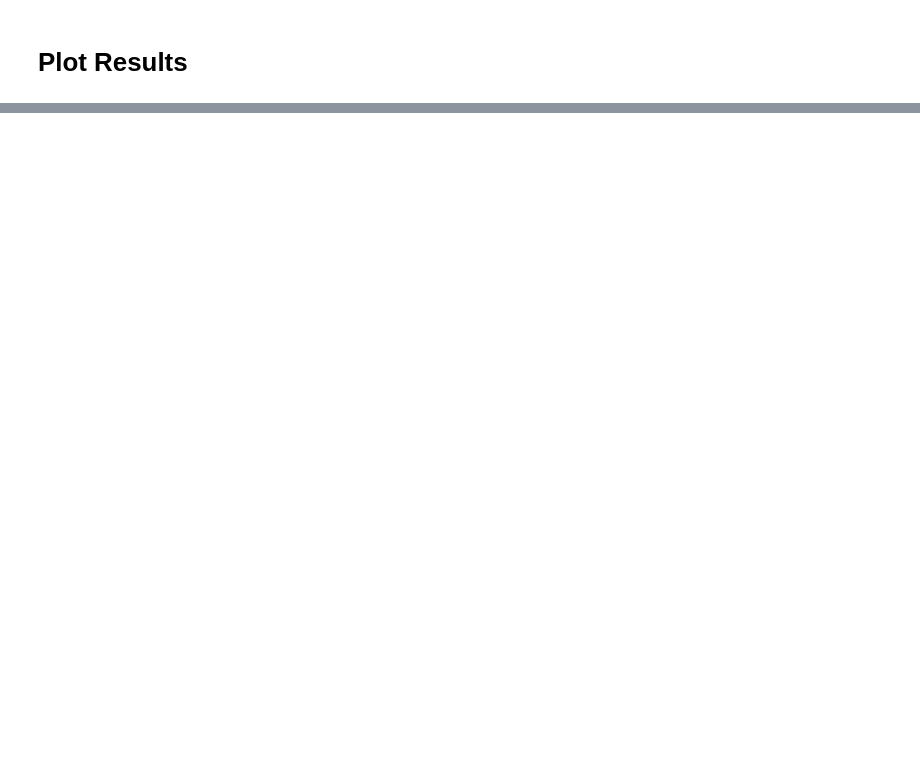
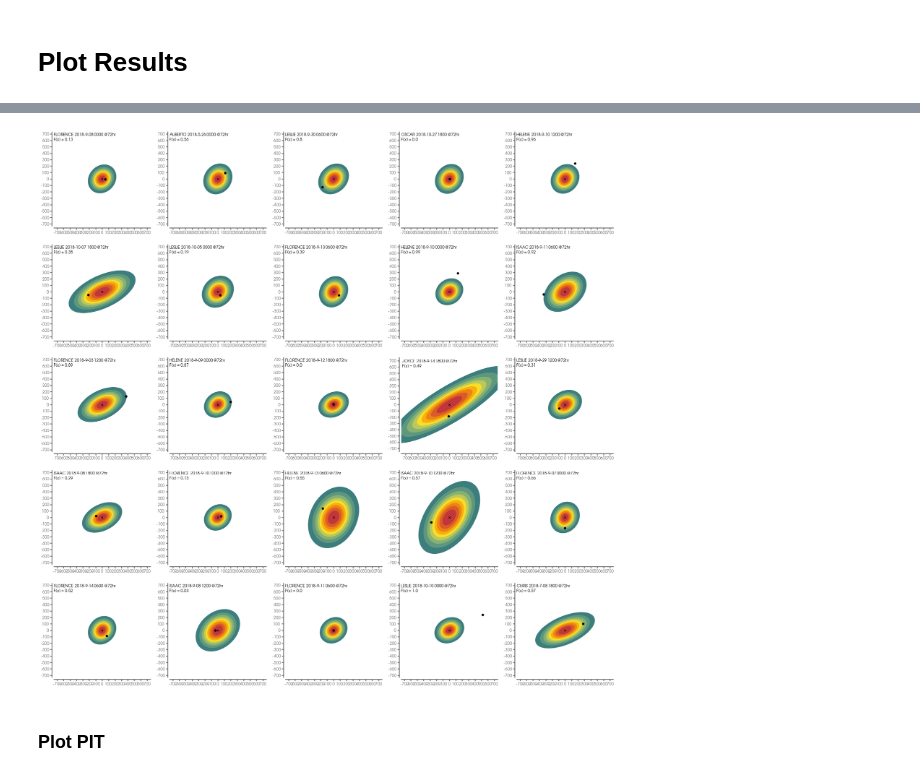
Before and after one commit to mafern/tcane_track, a Jupyter notebook: centered_bivariate_normal/_plot_model_predictions.ipynb, the cells around one changed output, grey strips where cells are left out. Cells and saved outputs as stored; diff of their text form; code cells hidden in the pictures; blank space fills up the shorter version.

```diff
--- a/centered_bivariate_normal/_plot_model_predictions.ipynb
+++ b/centered_bivariate_normal/_plot_model_predictions.ipynb
@@ -38,8 +38,10 @@ tf.config.set_visible_devices([], 'GPU') # turn-off tensorflow-metal if it is on
 
 DATA_PATH = "../data/"
 MODEL_PATH = "saved_models/"
+FIGURE_PATH = "figures/analysis_plots/"
 # %%
 mpl.rcParams["figure.facecolor"] = "white"
+dpiFig = 300
 # mpl.rcParams['figure.dpi'] = 300
 # mpl.rcParams['savefig.dpi'] = 300
 np.warnings.filterwarnings("ignore", category=np.VisibleDeprecationWarning)
@@ -245,3 +252,67 @@ plt.show()
+# %%
+imp.reload(mahalanobis)
+import cmasher as cmr
+COLOR = cmr.take_cmap_colors('cmr.pride', 9, cmap_range=(0.25, 0.75), return_fmt='hex')
+# COLOR = cmr.take_cmap_colors('cmr.ember', 9, cmap_range=(0.2, 0.8), return_fmt='hex')
+
+max_range_dict = {
+    24: 250,
+    72: 750,
+}
+max_range = max_range_dict[settings["leadtime"]]
+
+f, axs = plt.subplots(5, 5, figsize=(25,25),dpi=100)
+axs = axs.flatten()
+mval = 200
+inc = 2
+
+for isample,sample_plot in enumerate(np.random.randint(low=0,high=y_pred_test.shape[0],size=25)):
+    ax = axs[isample]
+    plt.sca(ax)
+
+    details = get_storm_details(df_test,sample_plot)
+    mu_u,mu_v,sigma_u,sigma_v,rho = (y_pred_test[sample_plot,0],
+                                     y_pred_test[sample_plot,1],
+                                     y_pred_test[sample_plot,2],
+                                     y_pred_test[sample_plot,3],
+                                     y_pred_test[sample_plot,4],
+                                    )
+
+
+    mahalanobis.plot_cdf(mu_u,
+                         mu_v,
+                         sigma_u,
+                         sigma_v,
+                         rho,
+                         besttrack_u=onehot_test[sample_plot,0],
+                         besttrack_v=onehot_test[sample_plot,1],
+                         colors=COLOR,
+                        )
+    # plt.legend()
+    cdf_val = mahalanobis.compute_cdf(mu_u, mu_v,
+                                      sigma_u, sigma_v,
+                                      rho,
+                                      onehot_test[sample_plot,0],
+                                      onehot_test[sample_plot,1],
+                                     )
+
+    plt.axis('equal')
+    plt.yticks(np.arange(-1000,1000,100),np.arange(-1000,1000,100),)
+    plt.xticks(np.arange(-1000,1000,100),np.arange(-1000,1000,100),)
+    plt.xlim(-max_range,max_range)
+    plt.ylim(-max_range,max_range)
+    plt.text(-max_range,max_range*.8,details + '\nF(x) = ' + str(cdf_val.round(2)))
+    # plt.xlabel('latitude deviation from consensus (km)')
+    # plt.ylabel('longitude deviation from consensus (km)')
+
+    format_spines(plt.gca())
+
+plt.savefig(FIGURE_PATH + EXP_NAME + '_stamp_predictions.png', dpi=dpiFig, bbox_inches='tight')
+plt.show()
+# %% [output]
+[figure, added]
+# %% [markdown]
+### Plot PIT
 # %%
 bins = np.linspace(0, 1, 11)
 bins_inc = bins[1]-bins[0]
```
Also changed, not shown: parts of 5 cells of this notebook, 3 other files.
